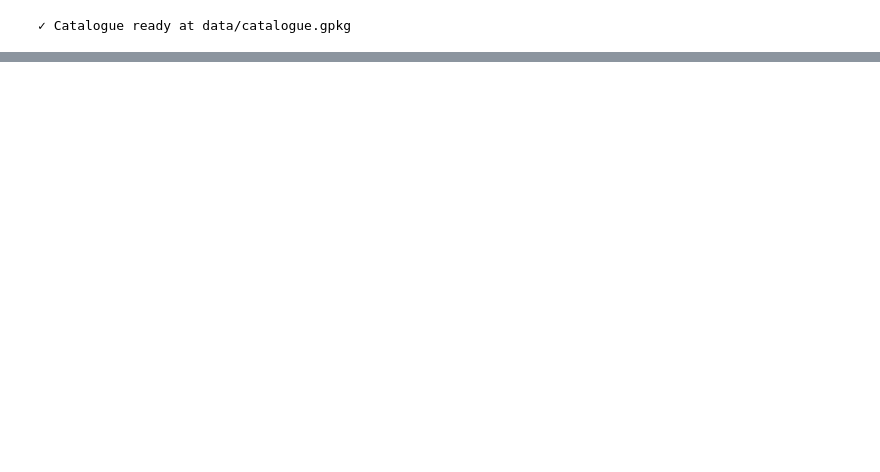
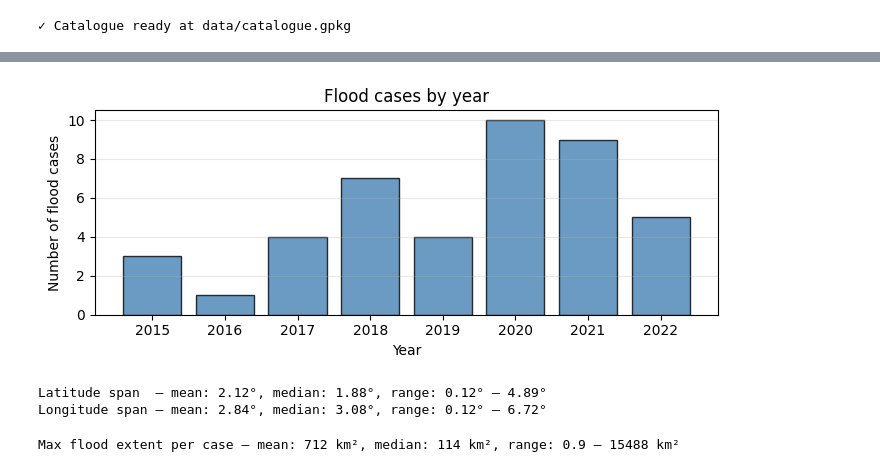
Before and after one commit to opageo/atlantis, a Jupyter notebook: notebooks/drafts/kurosiwo_eda.ipynb, the cells around one changed output, grey strips where cells are left out. Drawn from its saved outputs; the diff is of its cells as text; code cells hidden in the pictures; blank space fills up the shorter version.

```diff
--- a/notebooks/drafts/kurosiwo_eda.ipynb
+++ b/notebooks/drafts/kurosiwo_eda.ipynb
@@ -391,0 +236,32 @@ Top 10 largest flood events (by patch count):
+# %%
+# Reproject to WGS84 once, then extract per-event bounding boxes and flood extent
+# Patch area: 256×256 pixels at 10 m resolution
+PATCH_AREA_KM2 = (256 * 10 / 1000) ** 2  # ≈ 6.55 km²
+
+gdf_wgs84 = gdf.to_crs('EPSG:4326')
+
+case_records = []
+for actid in sorted(gdf['actid'].unique()):
+    ev_orig = gdf[gdf['actid'] == actid]
+    ev_geo  = gdf_wgs84[gdf_wgs84['actid'] == actid]
+
+    flood_rows   = ev_orig[ev_orig['master'] == True]
+    preflood_rows = ev_orig[ev_orig['master'] == False]
+
+    lon_min, lat_min, lon_max, lat_max = ev_geo.total_bounds
+
+    flooded = ev_orig[(ev_orig['master'] == True) & (ev_orig['pflood'] > 0)]
+    extent_km2 = (PATCH_AREA_KM2 * flooded['pflood'] / 100).sum()
+
+    case_records.append({
+        'flood_case': f"KuroSiwo_{actid:03d}",
+        'date_start': preflood_rows['flood_date'].iloc[0].date() if len(preflood_rows) else None,
+        'date_end':   flood_rows['flood_date'].iloc[0].date()    if len(flood_rows)    else None,
+        'lat_min': round(lat_min, 4), 'lat_max': round(lat_max, 4),
+        'lon_min': round(lon_min, 4), 'lon_max': round(lon_max, 4),
+        'max_flood_extent_km2': round(extent_km2, 1),
+        'date_of_max_flood_extent': flood_rows['flood_date'].iloc[0].date() if len(flood_rows) else None,
+    })
+
+flood_case_df = pd.DataFrame(case_records)
+print(f"Extracted metadata for {len(flood_case_df)} flood cases.")
@@ -391,0 +291,28 @@ Top 10 largest flood events (by patch count):
+# %%
+# When did flood events occur? (temporal distribution by year)
+years = pd.to_datetime(flood_case_df['date_end']).dt.year.value_counts().sort_index()
+fig, ax = plt.subplots(figsize=(7, 3))
+ax.bar(years.index, years.values, color='steelblue', alpha=0.8, edgecolor='black')
+ax.set_xlabel('Year')
+ax.set_ylabel('Number of flood cases')
+ax.set_title('Flood cases by year')
+ax.grid(axis='y', alpha=0.3)
+plt.tight_layout()
+plt.show()
+# %% [output]
+[figure, added]
+# %%
+# How large are the bounding boxes? (degrees)
+lat_span = flood_case_df['lat_max'] - flood_case_df['lat_min']
+lon_span = flood_case_df['lon_max'] - flood_case_df['lon_min']
+print(f"Latitude span  — mean: {lat_span.mean():.2f}°, median: {lat_span.median():.2f}°, range: {lat_span.min():.2f}° – {lat_span.max():.2f}°")
+print(f"Longitude span — mean: {lon_span.mean():.2f}°, median: {lon_span.median():.2f}°, range: {lon_span.min():.2f}° – {lon_span.max():.2f}°")
+# %% [output]
+Latitude span  — mean: 2.12°, median: 1.88°, range: 0.12° – 4.89°
+Longitude span — mean: 2.84°, median: 3.08°, range: 0.12° – 6.72°
+# %%
+# How large is the flooded area per event? (computed from pflood × patch area)
+ext = flood_case_df['max_flood_extent_km2']
+print(f"Max flood extent per case — mean: {ext.mean():.0f} km², median: {ext.median():.0f} km², range: {ext.min():.1f} – {ext.max():.0f} km²")
+# %% [output]
+Max flood extent per case — mean: 712 km², median: 114 km², range: 0.9 – 15488 km²
```
Also changed, not shown: parts of 25 cells of this notebook, 1 other file.
